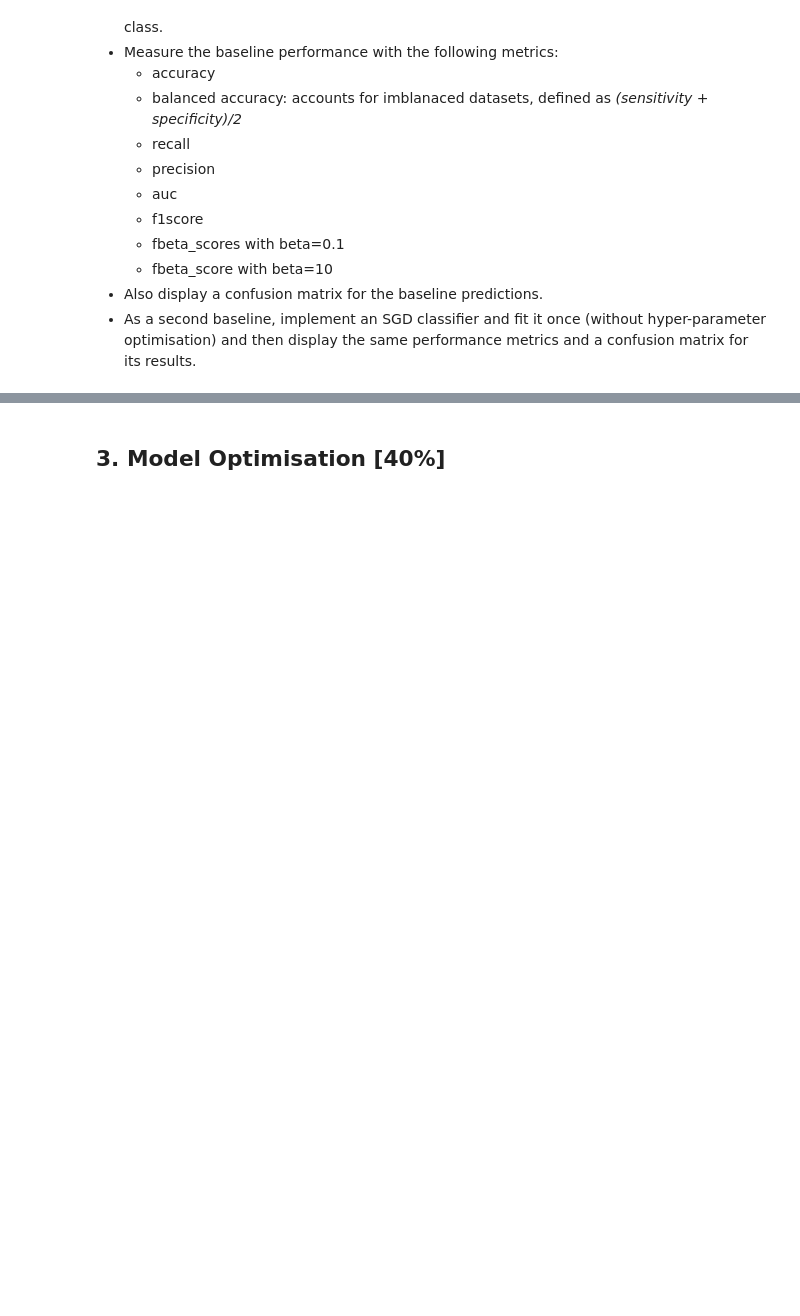
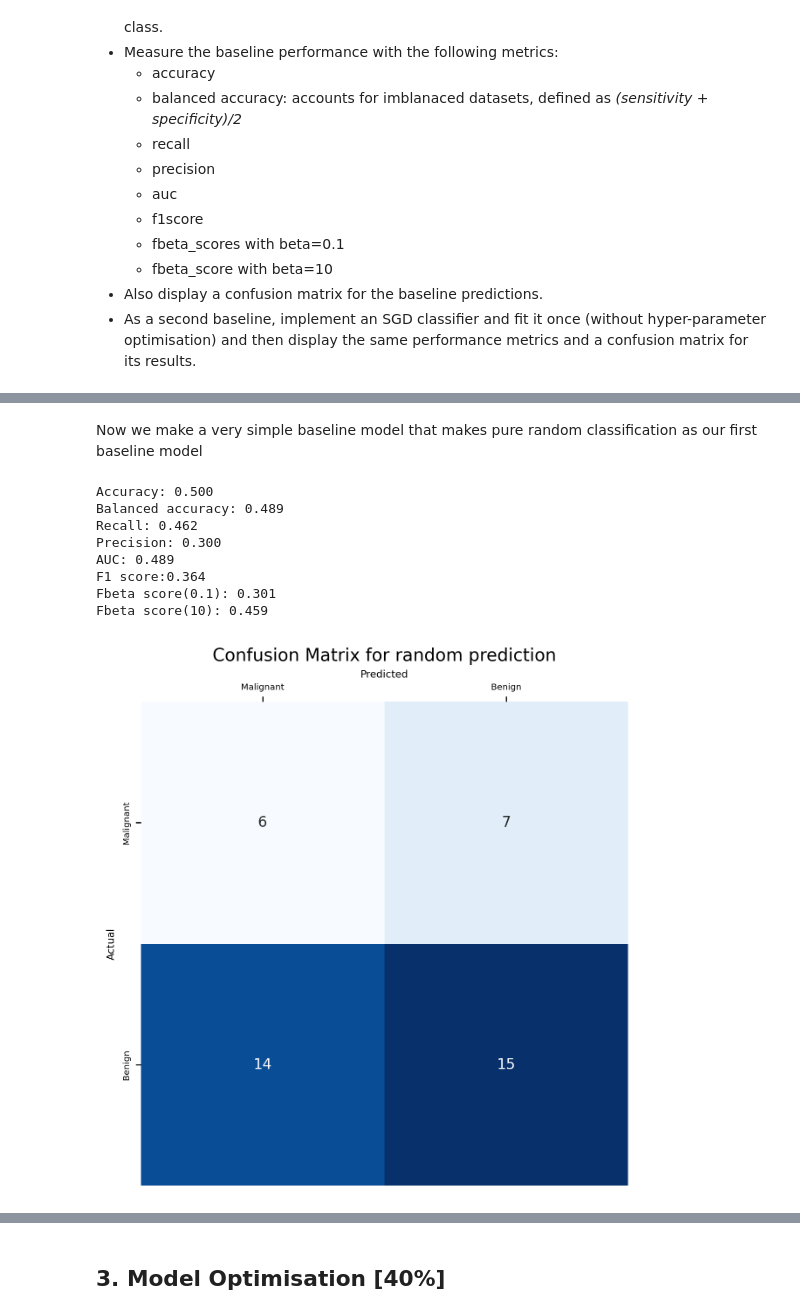
Before and after one commit to billzhao1030/Using_ML_Tools, a Jupyter notebook: Assignment/Assignment 2/A2_a1896243.ipynb, the cells around one changed output, grey strips where cells are left out. Cells and saved outputs as stored; diff of their text form; code cells hidden in the pictures; blank space fills up the shorter version.

```diff
--- a/Assignment/Assignment 2/A2_a1896243.ipynb
+++ b/Assignment/Assignment 2/A2_a1896243.ipynb
@@ -87,0 +206,4 @@ import seaborn as sns
+# %%
+# Replace negative value with nan
+df.loc[df['mean radius'] < 0, 'mean radius'] = np.nan
+df.loc[df['mean area'] < 0, 'mean area'] = np.nan
@@ -87,0 +212,3 @@ import seaborn as sns
+# %%
+# Replace the unreasonable fractal dimension with nan
+df.loc[df['mean fractal dimension'] > 5, 'mean fractal dimension'] = np.nan
@@ -118,0 +285,49 @@ def f01_score(yt,yp):
+# %%
+# Function to show all the performance metric
+def show_result(y_true, y_pred, title):
+    print(f"Accuracy: {accuracy_score(y_true, y_pred):.3f}")
+    print(f"Balanced accuracy: {balanced_accuracy_score(y_true, y_pred):.3f}")
+    print(f"Recall: {recall_score(y_true, y_pred):.3f}")
+    print(f"Precision: {precision_score(y_true, y_pred):.3f}")
+    print(f"AUC: {roc_auc_score(y_true, y_pred):.3f}")
+    print(f"F1 score:{f1_score(y_true, y_pred):.3f}")
+    print(f"Fbeta score(0.1): {f01_score(y_true, y_pred):.3f}")
+    print(f"Fbeta score(10): {f10_score(y_true, y_pred):.3f}")
+
+    # Plot the confusion matrix
+    plt.figure(figsize=(6, 6))
+    conf_matrix = confusion_matrix(y_true, y_pred)
+    conf_matrix = conf_matrix[::-1, ::-1]
+    ax = sns.heatmap(conf_matrix, annot=True, fmt='d', cmap='Blues', cbar=False, xticklabels=['Malignant', 'Benign'], yticklabels=['Malignant', 'Benign'])
+
+    # Move x-tick labels to the top
+    ax.xaxis.set_ticks_position('top')
+    ax.xaxis.set_label_position('top')
+    plt.xticks(rotation=0)
+
+    plt.title(f'Confusion Matrix for {title}')
+    plt.ylabel('Actual')
+    plt.xlabel('Predicted')
+    plt.show()
+# %% [markdown]
+Now we make a very simple baseline model that makes pure random classification as our first baseline model
+# %%
+# Baseline model: Random predictions
+dummy_clf = Pipeline(steps=[('preprocessor', preprocessor),
+                            ('classifier', DummyClassifier(strategy='uniform', random_state=42))])
+
+dummy_clf.fit(X_train, y_train)
+y_pred_dummy = dummy_clf.predict(X_val)
+
+# Metrics for baseline model
+show_result(y_val, y_pred_dummy, "random prediction")
+# %% [output]
+Accuracy: 0.500
+Balanced accuracy: 0.489
+Recall: 0.462
+Precision: 0.300
+AUC: 0.489
+F1 score:0.364
+Fbeta score(0.1): 0.301
+Fbeta score(10): 0.459
+[figure, added]
```
Also changed, not shown: parts of 49 cells of this notebook, 2 other files.
